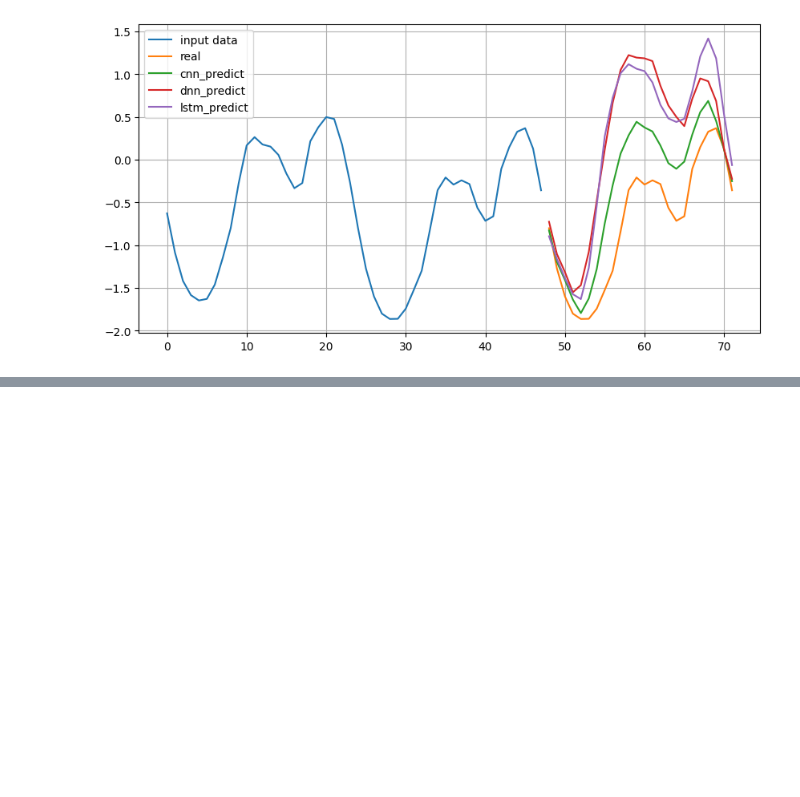
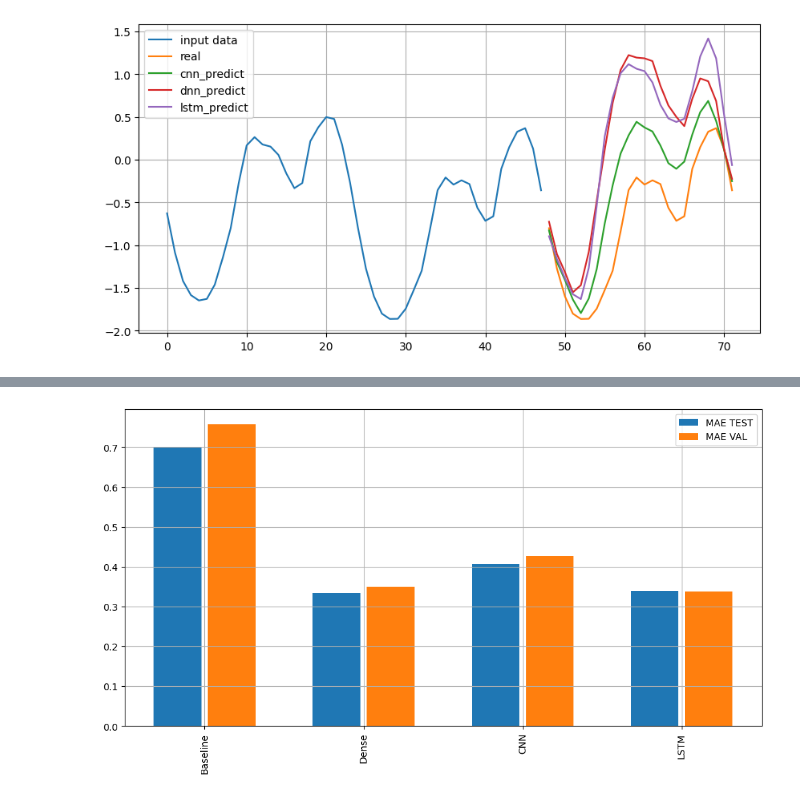
Before and after one commit to ryzhokhina/Tensorflow-Dev-Exam-Preparation, a Jupyter notebook: Multi_Variate_Time_Series_Forecasting_Tensorflow.ipynb, the cells around one changed output, grey strips where cells are left out. Saved outputs shown, nothing was run; the diff lists cells and outputs as text; code cells hidden in the pictures; blank space fills up the shorter version.

```diff
--- a/Multi_Variate_Time_Series_Forecasting_Tensorflow.ipynb
+++ b/Multi_Variate_Time_Series_Forecasting_Tensorflow.ipynb
@@ -811,0 +848,13 @@ plt.show()
+# %%
+meas = [v[1] for v in performance.values()]
+val_meas = [v[1] for v in val_performance.values()]
+x = np.arange(len(performance))
+plt.figure(figsize=(12, 6))
+plt.bar(x- 0.17,meas, width = 0.3, label = 'MAE TEST')
+plt.bar(x+ 0.17,val_meas, width = 0.3, label = 'MAE VAL')
+plt.xticks(x, performance.keys(), rotation=90)
+plt.legend()
+plt.grid(True)
+plt.show()
+# %% [output]
+[figure, added]
```
Also changed, not shown: parts of 5 cells of this notebook.
